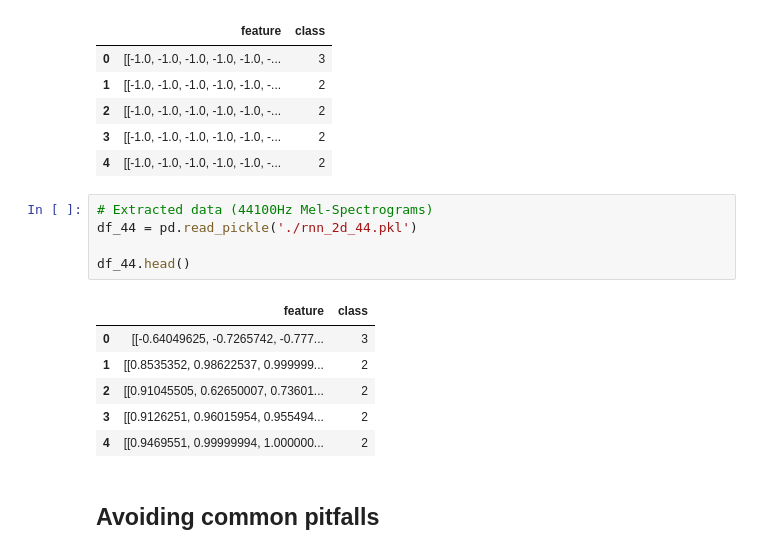
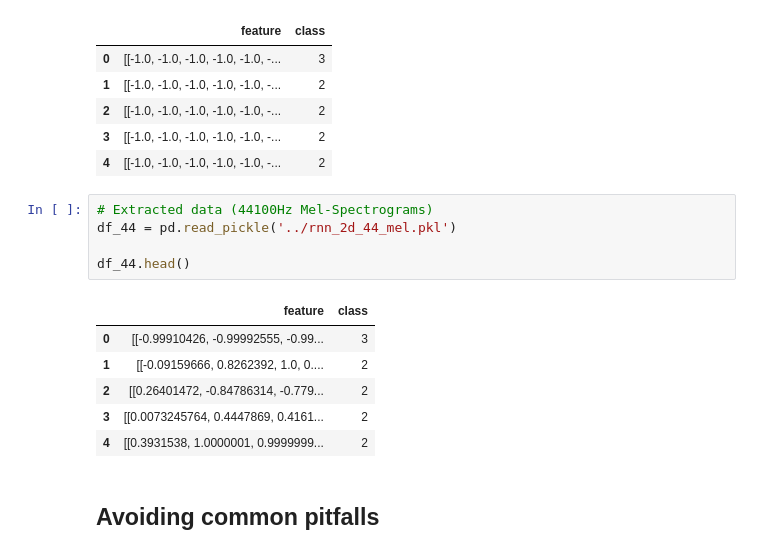
Before and after one commit to pmgfernandes04/Urban-Sounds-Classification, a Jupyter notebook: rnn.ipynb, the cells around one changed output. Drawn from its saved outputs; the diff is of its cells as text.

```diff
--- a/rnn.ipynb
+++ b/rnn.ipynb
@@ -281,16 +241,16 @@ df_22.head()
 | 4 | [[-1.0, -1.0, -1.0, -1.0, -1.0, -... | 2 |
 # %%
 # Extracted data (44100Hz Mel-Spectrograms)
-df_44 = pd.read_pickle('./rnn_2d_44.pkl')
+df_44 = pd.read_pickle('../rnn_2d_44_mel.pkl')
 
 df_44.head()
 # %% [output]
 |  | feature | class |
-| 0 | [[-0.64049625, -0.7265742, -0.777... | 3 |
-| 1 | [[0.8535352, 0.98622537, 0.999999... | 2 |
-| 2 | [[0.91045505, 0.62650007, 0.73601... | 2 |
-| 3 | [[0.9126251, 0.96015954, 0.955494... | 2 |
-| 4 | [[0.9469551, 0.99999994, 1.000000... | 2 |
+| 0 | [[-0.99910426, -0.99992555, -0.99... | 3 |
+| 1 | [[-0.09159666, 0.8262392, 1.0, 0.... | 2 |
+| 2 | [[0.26401472, -0.84786314, -0.779... | 2 |
+| 3 | [[0.0073245764, 0.4447869, 0.4161... | 2 |
+| 4 | [[0.3931538, 1.0000001, 0.9999999... | 2 |
 # %% [markdown]
 ## Avoiding common pitfalls
 # %% [markdown]
```
Also changed, not shown: parts of 37 cells of this notebook, 7 other files.
